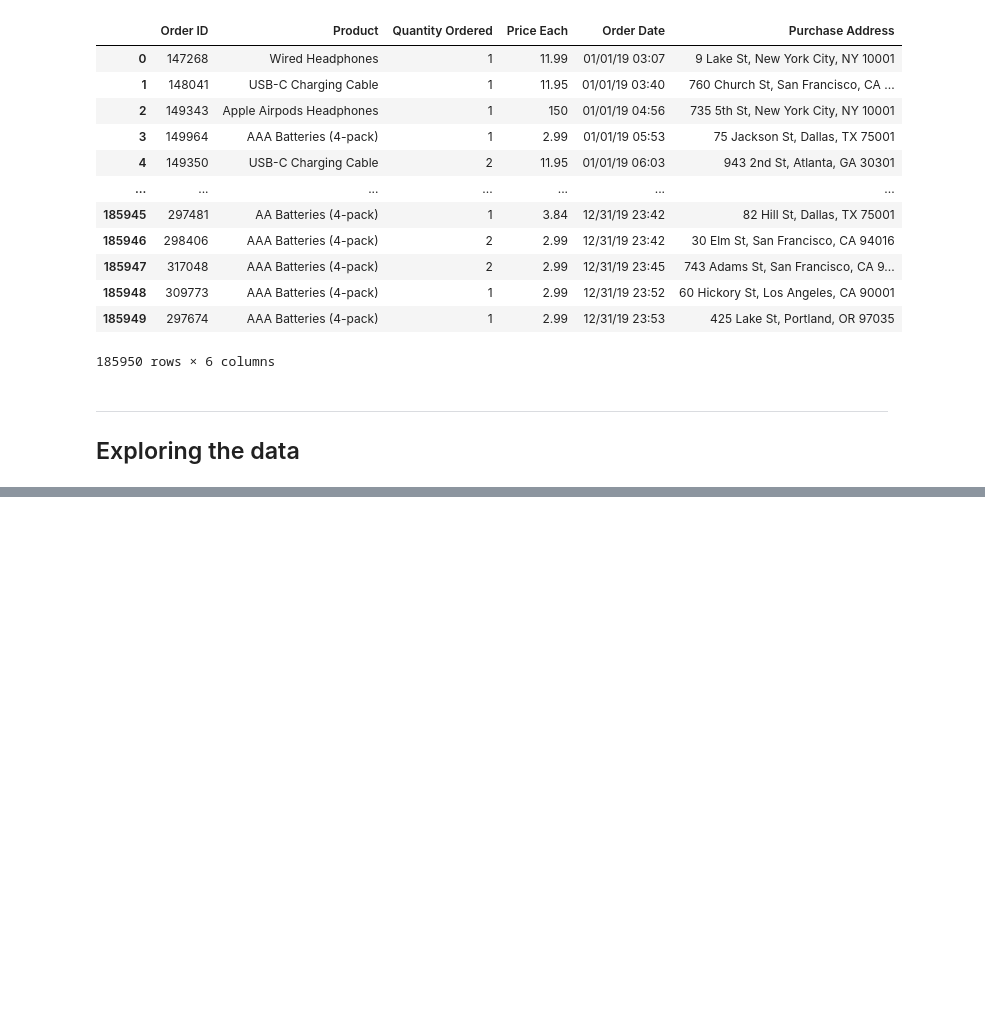
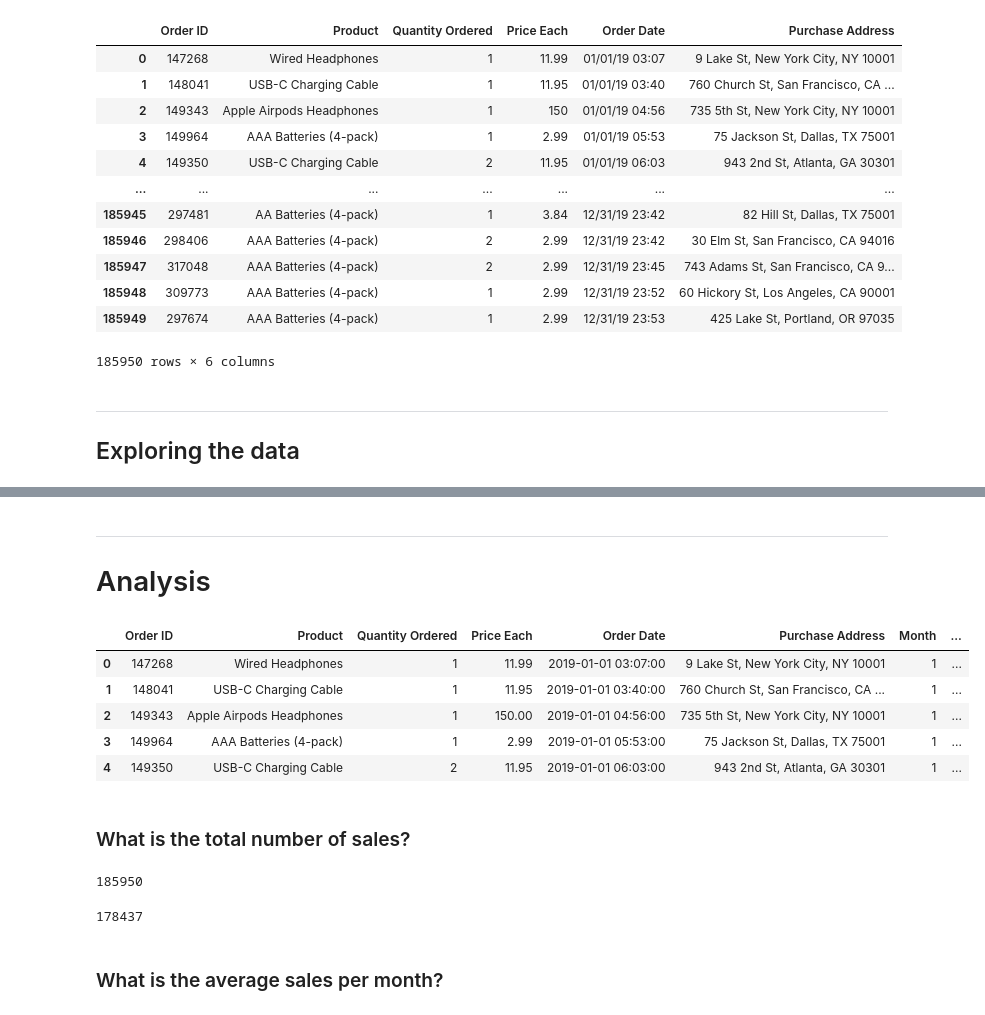
Before and after one commit to alexguerrero11/sales-product-data-analysis, a Jupyter notebook: main.ipynb, the cells around one changed output, grey strips where cells are left out. Cells and saved outputs as stored; diff of their text form; code cells hidden in the pictures; blank space fills up the shorter version.

```diff
--- a/main.ipynb
+++ b/main.ipynb
@@ -183,0 +204,25 @@ yearly_sales_data_2019.describe()
+# %% [markdown]
+----
+# Analysis
+# %%
+yearly_sales_data_2019.head()
+# %% [output]
+|  | Order ID | Product | Quantity Ordered | Price Each | Order Date | Purchase Address | Month | ... |
+| 0 | 147268 | Wired Headphones | 1 | 11.99 | 2019-01-01 03:07:00 | 9 Lake St, New York City, NY 10001 | 1 | ... |
+| 1 | 148041 | USB-C Charging Cable | 1 | 11.95 | 2019-01-01 03:40:00 | 760 Church St, San Francisco, CA ... | 1 | ... |
+| 2 | 149343 | Apple Airpods Headphones | 1 | 150.00 | 2019-01-01 04:56:00 | 735 5th St, New York City, NY 10001 | 1 | ... |
+| 3 | 149964 | AAA Batteries (4-pack) | 1 | 2.99 | 2019-01-01 05:53:00 | 75 Jackson St, Dallas, TX 75001 | 1 | ... |
+| 4 | 149350 | USB-C Charging Cable | 2 | 11.95 | 2019-01-01 06:03:00 | 943 2nd St, Atlanta, GA 30301 | 1 | ... |
+# %% [markdown]
+### What is the total number of sales?
+# %%
+len(yearly_sales_data_2019)
+# %% [output]
+185950
+# %%
+# getting a count of unique Order IDs
+len(yearly_sales_data_2019['Order ID'].unique())
+# %% [output]
+178437
+# %% [markdown]
+### What is the average sales per month?
```
Also changed, not shown: parts of 10 cells of this notebook, 1 other file.
